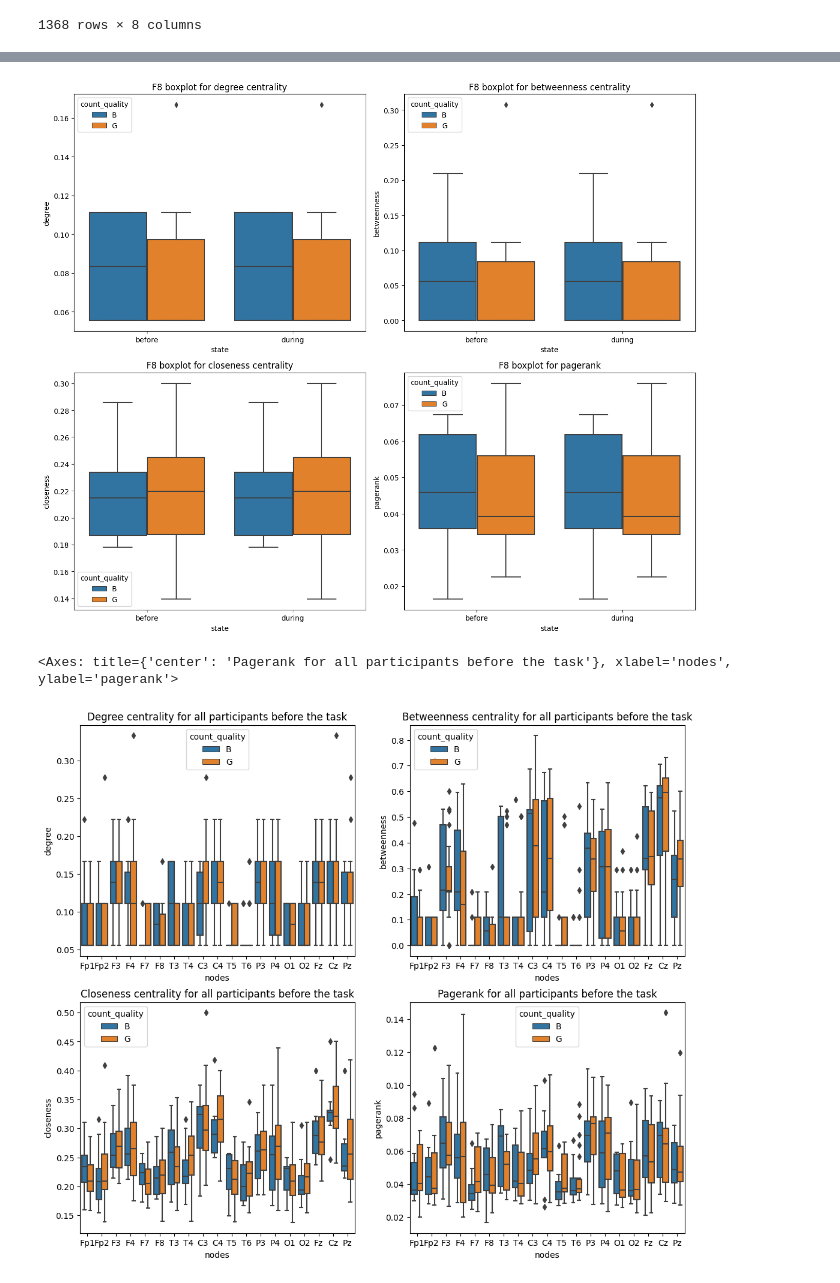
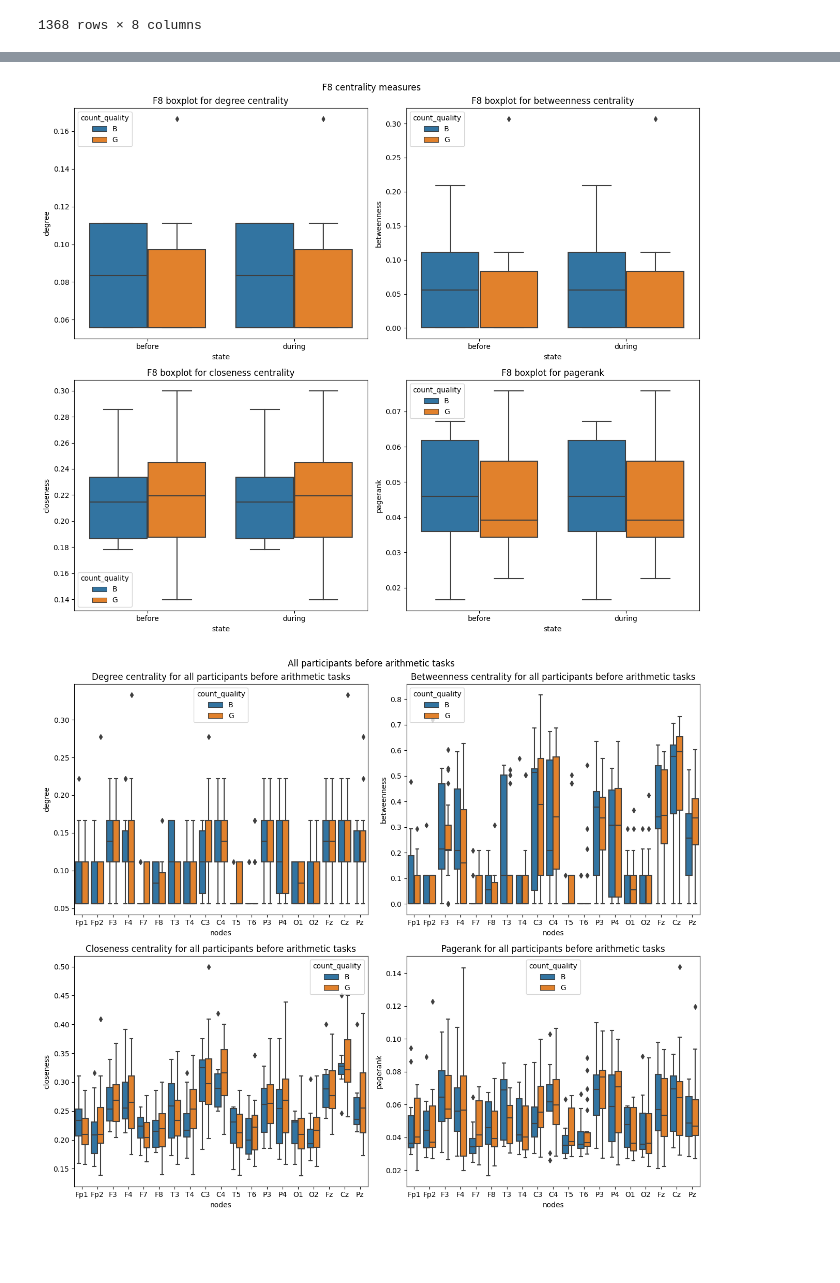
Before and after one commit to dosquisd/EEG-arithmetic-task, a Jupyter notebook: EEG.ipynb, the cells around one changed output, grey strips where cells are left out. Cells and saved outputs as stored; diff of their text form; code cells hidden in the pictures; blank space fills up the shorter version.

```diff
--- a/EEG.ipynb
+++ b/EEG.ipynb
@@ -479,68 +466,63 @@ plt.tight_layout()
 # %%
 # Todas las gráficas de F8 para cada métrica diferente
-
 sensor: str = 'F8'
 df_sensor = df_result[df_result['nodes'] == sensor]
-plt.subplots(figsize=(13, 11))
+fig, ((ax1, ax2), (ax3, ax4)) = plt.subplots(nrows=2, ncols=2, figsize=(13, 11))
 
-plt.subplot(2, 2, 1)
-plt.title(f'{sensor} boxplot for degree centrality')
+fig.suptitle(f'{sensor} centrality measures')
+
+ax1.set_title(f'{sensor} boxplot for degree centrality')
 sns.boxplot(
-    df_sensor, x='state', y='degree', hue='count_quality'
+    df_sensor, x='state', y='degree', hue='count_quality', ax=ax1
 )
 
-plt.subplot(2, 2, 2)
-plt.title(f'{sensor} boxplot for betweenness centrality')
+ax2.set_title(f'{sensor} boxplot for betweenness centrality')
 sns.boxplot(
-    df_sensor, x='state', y='betweenness', hue='count_quality'
+    df_sensor, x='state', y='betweenness', hue='count_quality', ax=ax2
 )
 
-plt.subplot(2, 2, 3)
-plt.title(f'{sensor} boxplot for closeness centrality')
+ax3.set_title(f'{sensor} boxplot for closeness centrality')
 sns.boxplot(
-    df_sensor, x='state', y='closeness', hue='count_quality'
+    df_sensor, x='state', y='closeness', hue='count_quality', ax=ax3
 )
 
-plt.subplot(2, 2, 4)
-plt.title(f'{sensor} boxplot for pagerank')
+ax4.set_title(f'{sensor} boxplot for pagerank')
 sns.boxplot(
-    df_sensor, x='state', y='pagerank', hue='count_quality'
+    df_sensor, x='state', y='pagerank', hue='count_quality', ax=ax4
 )
 
 plt.tight_layout()
 # %% [output]
-[figure, old version]
+[figure, new version]
 # %%
 # Todos los nodos de los participantes antes
 
-plt.subplots(figsize=(13, 11))
+fig, ((ax1, ax2), (ax3, ax4)) = plt.subplots(2, 2, figsize=(13, 11))
+fig.suptitle('All participants before arithmetic tasks')
 
-plt.subplot(2, 2, 1)
-plt.title('Degree centrality for all participants before the task')
+ax1.set_title('Degree centrality for all participants before arithmetic tasks')
 sns.boxplot(
-    df_before, x='nodes', y='degree', hue='count_quality'
+    df_before, x='nodes', y='degree', hue='count_quality', ax=ax1
 )
 
-plt.subplot(2, 2, 2)
-plt.title('Betweenness centrality for all participants before the task')
+ax2.set_title('Betweenness centrality for all participants before arithmetic tasks')
 sns.boxplot(
-    df_before, x='nodes', y='betweenness', hue='count_quality'
+    df_before, x='nodes', y='betweenness', hue='count_quality', ax=ax2
 )
 
-plt.subplot(2, 2, 3)
-plt.title('Closeness centrality for all participants before the task')
+ax3.set_title('Closeness centrality for all participants before arithmetic tasks')
 sns.boxplot(
-    df_before, x='nodes', y='closeness', hue='count_quality'
+    df_before, x='nodes', y='closeness', hue='count_quality', ax=ax3
 )
 
-plt.subplot(2, 2, 4)
-plt.title('Pagerank for all participants before the task')
+ax4.set_title('Pagerank for all participants before arithmetic tasks')
 sns.boxplot(
-    df_before, x='nodes', y='pagerank', hue='count_quality'
+    df_before, x='nodes', y='pagerank', hue='count_quality', ax=ax4
 )
+
+plt.tight_layout()
 # %% [output]
-<Axes: title={'center': 'Pagerank for all participants before the task'}, xlabel='nodes', ylabel='pagerank'>
-[figure, old version]
+[figure, new version]
 # %%
 # Todos los nodos de los participantes durante
 
```
Also changed, not shown: parts of 9 cells of this notebook.
